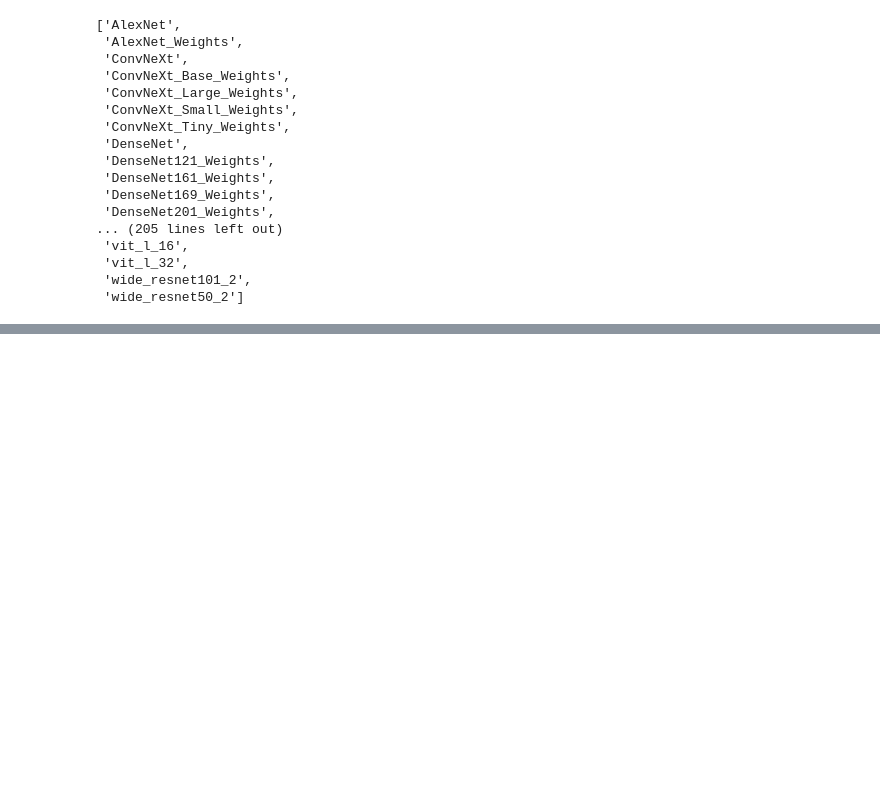
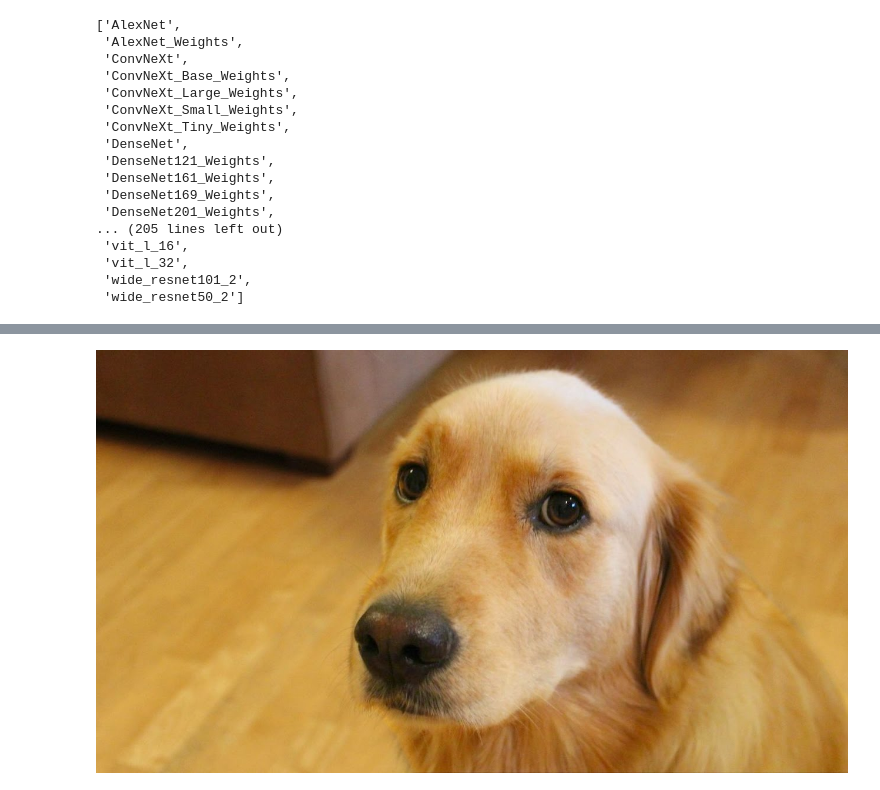
Before and after one commit to Zahid672/Code_Deep_Learning_with_Pytorch_Book, a Jupyter notebook: import_pretrain_model.ipynb, the cells around one changed output, grey strips where cells are left out. Cells and saved outputs as stored; diff of their text form; code cells hidden in the pictures; blank space fills up the shorter version.

```diff
--- a/import_pretrain_model.ipynb
+++ b/import_pretrain_model.ipynb
@@ -22,0 +59,6 @@ dir(models)
+# %%
+img = Image.open("data//p1ch2//bobby.jpg")
+# %%
+img
+# %% [output]
+[figure, added]
```
Also changed, not shown: parts of 13 cells of this notebook.
